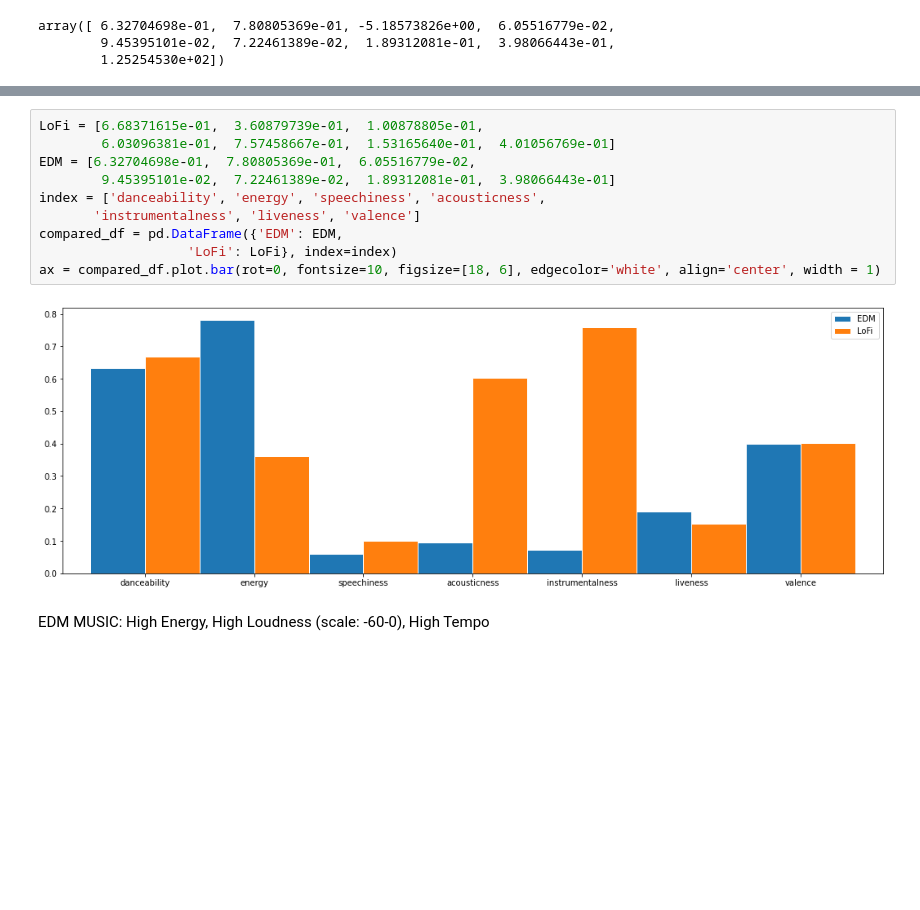
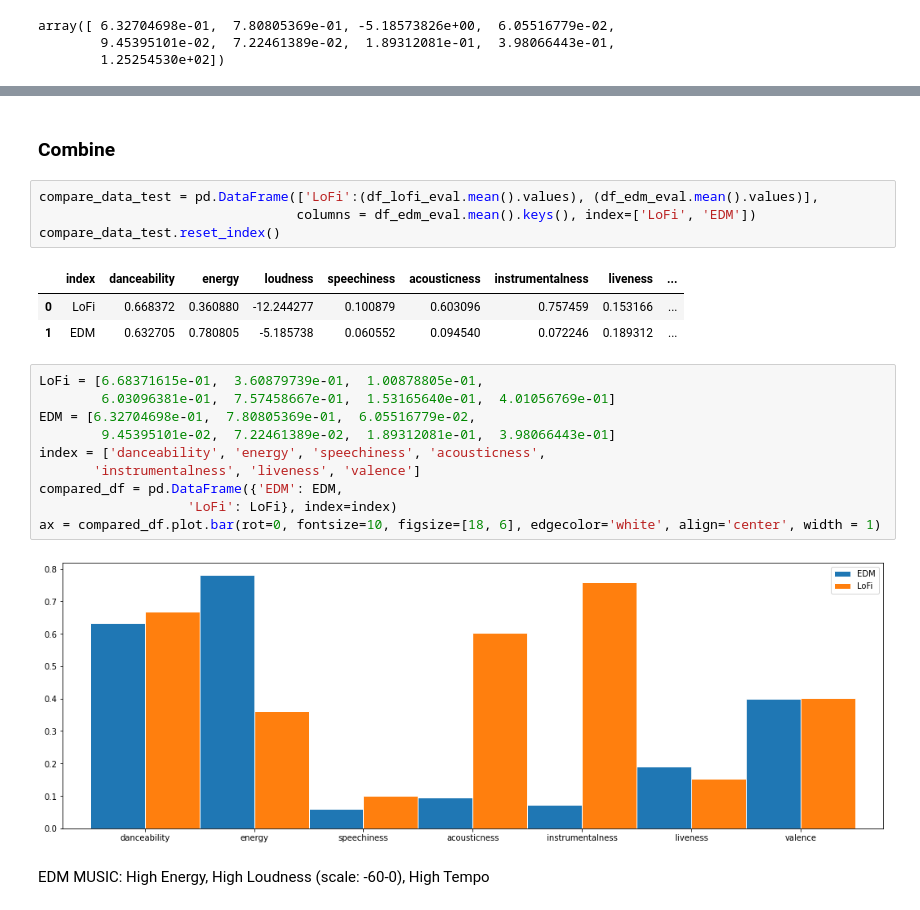
Before and after one commit to kchiev215/Spotify_EDM_Lofi_Analysis, a Jupyter notebook: Data_Analysis.ipynb, the cells around one changed output, grey strips where cells are left out. Saved outputs shown, nothing was run; the diff lists cells and outputs as text; blank space fills up the shorter version.

```diff
--- a/Data_Analysis.ipynb
+++ b/Data_Analysis.ipynb
@@ -478,15 +458,25 @@ compare_data #ignore tempo, loudness when making bar chart
-# %%
-LoFi = [6.68371615e-01,  3.60879739e-01,  1.00878805e-01,
-        6.03096381e-01,  7.57458667e-01,  1.53165640e-01,  4.01056769e-01]
-EDM = [6.32704698e-01,  7.80805369e-01,  6.05516779e-02,
-        9.45395101e-02,  7.22461389e-02,  1.89312081e-01,  3.98066443e-01]
-index = ['danceability', 'energy', 'speechiness', 'acousticness',
-       'instrumentalness', 'liveness', 'valence']
-compared_df = pd.DataFrame({'EDM': EDM,
-                   'LoFi': LoFi}, index=index)
-ax = compared_df.plot.bar(rot=0, fontsize=10, figsize=[18, 6], edgecolor='white', align='center', width = 1)
-# %% [output]
-[figure, removed]
+# %% [markdown]
+### Combine
+# %%
+compare_data_test = pd.DataFrame(['LoFi':(df_lofi_eval.mean().values), (df_edm_eval.mean().values)],
+                                 columns = df_edm_eval.mean().keys(), index=['LoFi', 'EDM'])
+compare_data_test.reset_index()
+# %% [output]
+|  | index | danceability | energy | loudness | speechiness | acousticness | instrumentalness | liveness | ... |
+| 0 | LoFi | 0.668372 | 0.360880 | -12.244277 | 0.100879 | 0.603096 | 0.757459 | 0.153166 | ... |
+| 1 | EDM | 0.632705 | 0.780805 | -5.185738 | 0.060552 | 0.094540 | 0.072246 | 0.189312 | ... |
+# %%
+LoFi = [6.68371615e-01,  3.60879739e-01,  1.00878805e-01,
+        6.03096381e-01,  7.57458667e-01,  1.53165640e-01,  4.01056769e-01]
+EDM = [6.32704698e-01,  7.80805369e-01,  6.05516779e-02,
+        9.45395101e-02,  7.22461389e-02,  1.89312081e-01,  3.98066443e-01]
+index = ['danceability', 'energy', 'speechiness', 'acousticness',
+       'instrumentalness', 'liveness', 'valence']
+compared_df = pd.DataFrame({'EDM': EDM,
+                   'LoFi': LoFi}, index=index)
+ax = compared_df.plot.bar(rot=0, fontsize=10, figsize=[18, 6], edgecolor='white', align='center', width = 1)
+# %% [output]
+[figure, added]
 # %% [markdown]
 EDM MUSIC: High Energy, High Loudness (scale: -60-0), High Tempo
 # %% [markdown]
```
Also changed, not shown: parts of 24 cells of this notebook.
